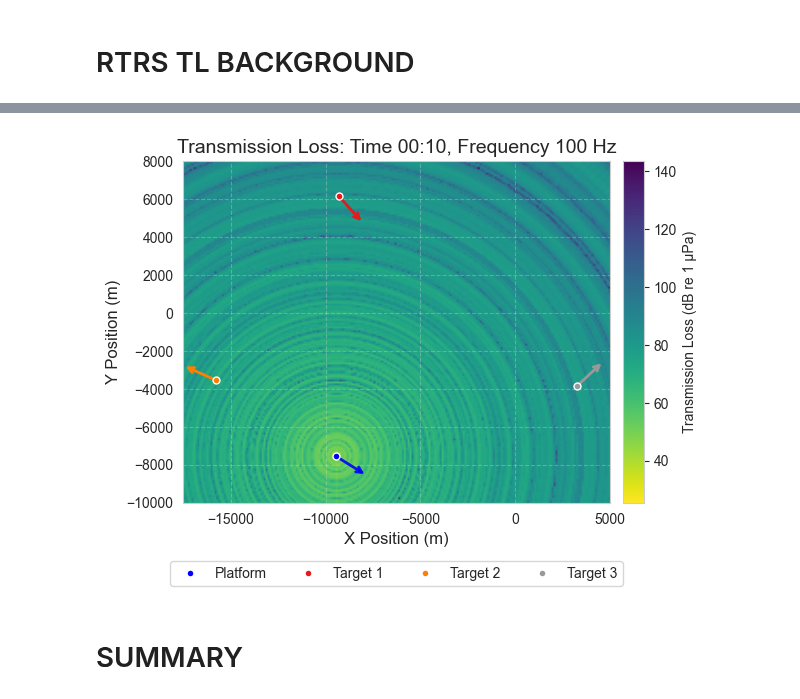
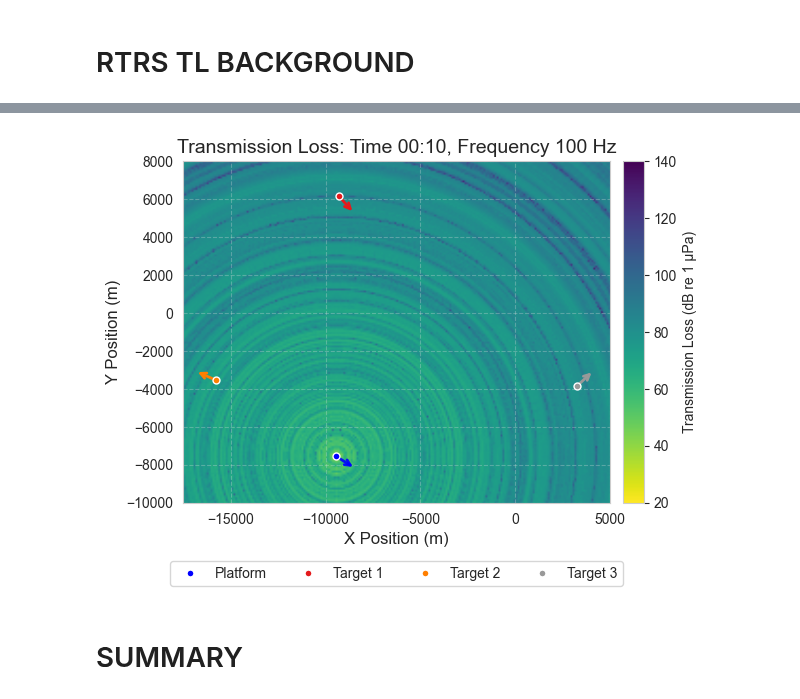
Before and after one commit to UoL-SignalProcessingGroup/blue-pebble, a Jupyter notebook: examples/FUSION2026_multi_target.ipynb, the cells around one changed output, grey strips where cells are left out. Drawn from its saved outputs; the diff is of its cells as text; code cells hidden in the pictures.

```diff
--- a/examples/FUSION2026_multi_target.ipynb
+++ b/examples/FUSION2026_multi_target.ipynb
@@ -1811,7 +1830,7 @@ arrow_length = 0.1 * max_span  # Scale arrow to be 10% of span
 platform_dx = arrow_length * np.cos(platform_heading_rad)
 platform_dy = arrow_length * np.sin(platform_heading_rad)
 
-ax_tl_snapshot.annotate('', xy=(source_x_snapshot + platform_dx, source_y_snapshot + platform_dy),
+ax_tl_snapshot.annotate('', xy=(source_x_snapshot + platform_dx/1.6, source_y_snapshot + platform_dy/1.6),
                        xytext=(source_x_snapshot, source_y_snapshot),
                        arrowprops=dict(arrowstyle='->', color='blue', lw=2,
                                      edgecolor='white', linewidth=2, alpha=0.9),
@@ -1833,7 +1852,7 @@ for target_idx, target_pos in enumerate(snapshot_target_positions):
     target_dy = arrow_length * np.sin(target_heading_rad)
 
     color = colors[target_idx]
-    ax_tl_snapshot.annotate('', xy=(target_pos[0] + target_dx, target_pos[1] + target_dy),
+    ax_tl_snapshot.annotate('', xy=(target_pos[0] + target_dx/1.6, target_pos[1] + target_dy/1.6),
                            xytext=(target_pos[0], target_pos[1]),
                            arrowprops=dict(arrowstyle='->', color=color, lw=2,
                                          edgecolor='white', linewidth=2, alpha=1.0),
@@ -1849,34 +1868,35 @@ time_elapsed_seconds = time_elapsed.total_seconds()
 # Determine time format based on elapsed time (matching plotter.py logic)
 if time_elapsed_seconds < 300:
     time_str = snapshot_timestamp.strftime("%M:%S")
 elif time_elapsed_seconds < 7200:
     time_str = snapshot_timestamp.strftime("%H:%M")
 else:
     time_str = snapshot_timestamp.strftime("%d %H:%M")
 
 ax_tl_snapshot.set_xlabel('X Position (m)', fontsize=12)
 ax_tl_snapshot.set_ylabel('Y Position (m)', fontsize=12)
 ax_tl_snapshot.set_title(f'Transmission Loss: Time {time_str}, Frequency 100 Hz', fontsize=14)
 ax_tl_snapshot.legend(loc='upper center', bbox_to_anchor=(0.5, -0.15), fontsize=10, ncol=4)
 ax_tl_snapshot.grid(True, alpha=0.3)
 
 ax_tl_snapshot.set_ylim(-10000, 8000)
 ax_tl_snapshot.set_xlim(-17500, 5000)
 ax_tl_snapshot.set_aspect('equal', adjustable='box')
 
 from mpl_toolkits.axes_grid1 import make_axes_locatable
 
 divider = make_axes_locatable(ax_tl_snapshot)
 cax = divider.append_axes("right", size="5%", pad=0.125)
+im_tl_snapshot.set_clim(vmin=20, vmax=140)
 cbar_tl_snapshot = plt.colorbar(im_tl_snapshot, cax=cax, label='Transmission Loss (dB re 1 μPa)')
 
 ax_tl_snapshot.locator_params(axis='x', nbins=5)
 
 plt.tight_layout()
 
 plt.savefig(f"figs/multi_target_rtrs_tl_snapshot_{snapshot_time_s}s.png", dpi=300)
 # %% [output]
-[figure, old version]
+[figure, new version]
 # %% [markdown]
 # SUMMARY
 # %%
```
Also changed, not shown: parts of 8 cells of this notebook.
